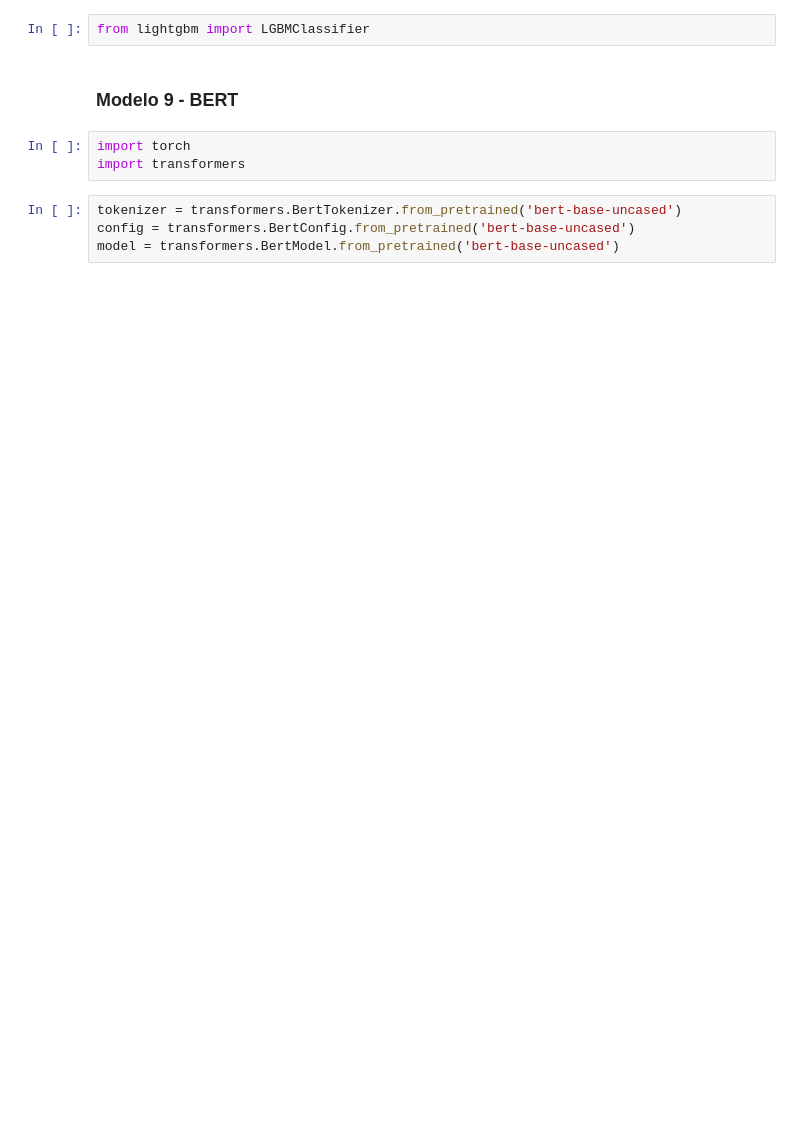
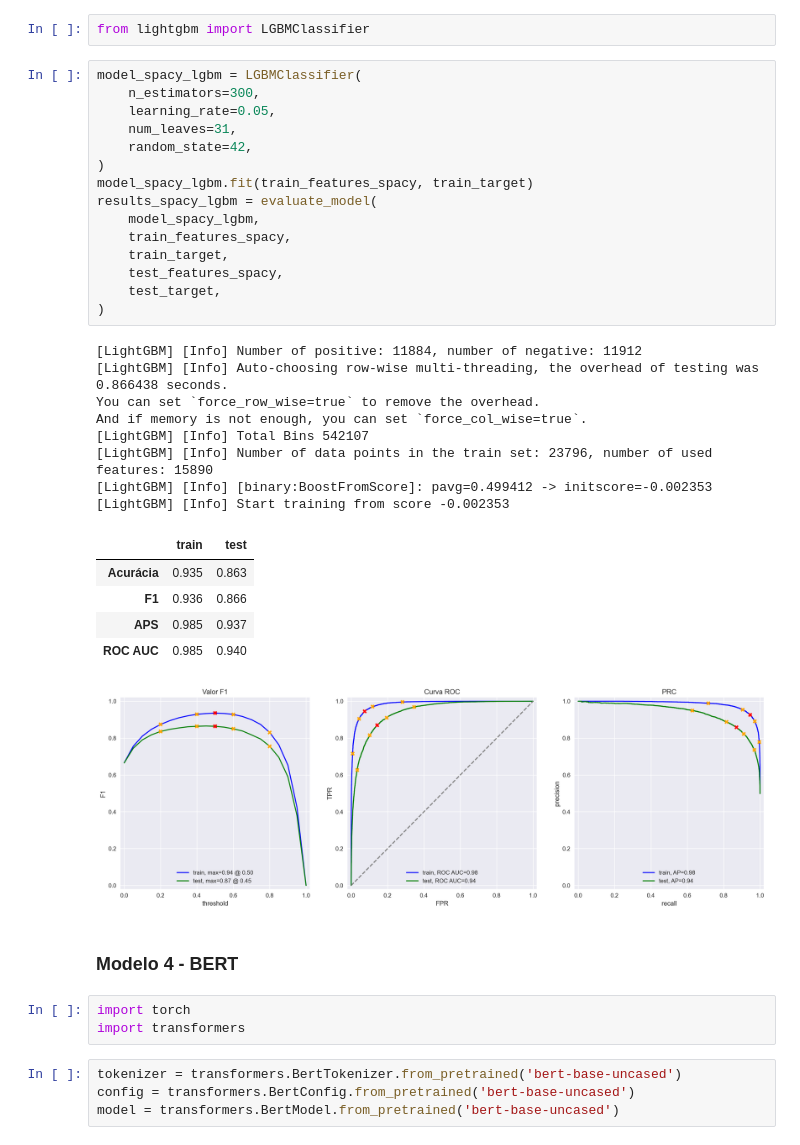
Before and after one commit to FSzekut/Bert, a Jupyter notebook: Notebook/notebook.ipynb, the cells around one changed output. Saved outputs shown, nothing was run; the diff lists cells and outputs as text; blank space fills up the shorter version.

```diff
--- a/Notebook/notebook.ipynb
+++ b/Notebook/notebook.ipynb
@@ -392,7 +442,37 @@ def text_preprocessing_3(text):
 # %%
 from lightgbm import LGBMClassifier
+# %%
+model_spacy_lgbm = LGBMClassifier(
+    n_estimators=300,
+    learning_rate=0.05,
+    num_leaves=31,
+    random_state=42,
+)
+model_spacy_lgbm.fit(train_features_spacy, train_target)
+results_spacy_lgbm = evaluate_model(
+    model_spacy_lgbm,
+    train_features_spacy,
+    train_target,
+    test_features_spacy,
+    test_target,
+)
+# %% [output]
+[LightGBM] [Info] Number of positive: 11884, number of negative: 11912
+[LightGBM] [Info] Auto-choosing row-wise multi-threading, the overhead of testing was 0.866438 seconds.
+You can set `force_row_wise=true` to remove the overhead.
+And if memory is not enough, you can set `force_col_wise=true`.
+[LightGBM] [Info] Total Bins 542107
+[LightGBM] [Info] Number of data points in the train set: 23796, number of used features: 15890
+[LightGBM] [Info] [binary:BoostFromScore]: pavg=0.499412 -> initscore=-0.002353
+[LightGBM] [Info] Start training from score -0.002353
+|  | train | test |
+| Acurácia | 0.935 | 0.863 |
+| F1 | 0.936 | 0.866 |
+| APS | 0.985 | 0.937 |
+| ROC AUC | 0.985 | 0.940 |
+[figure, added]
 # %% [markdown]
-###  Modelo 9 - BERT
+###  Modelo 4 - BERT
 # %%
 import torch
 import transformers
```
Also changed, not shown: parts of 49 cells of this notebook, 1 other file.
